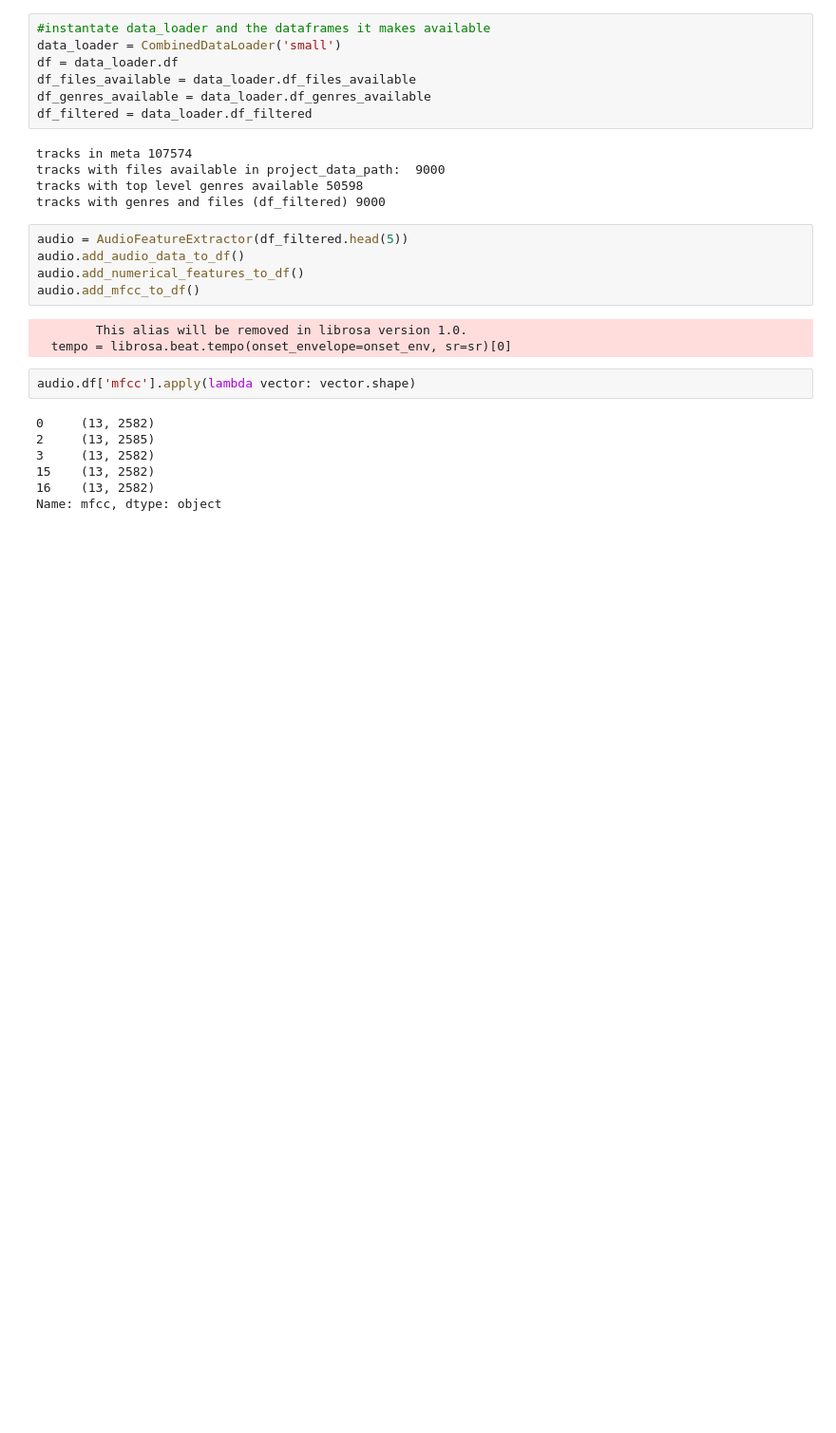
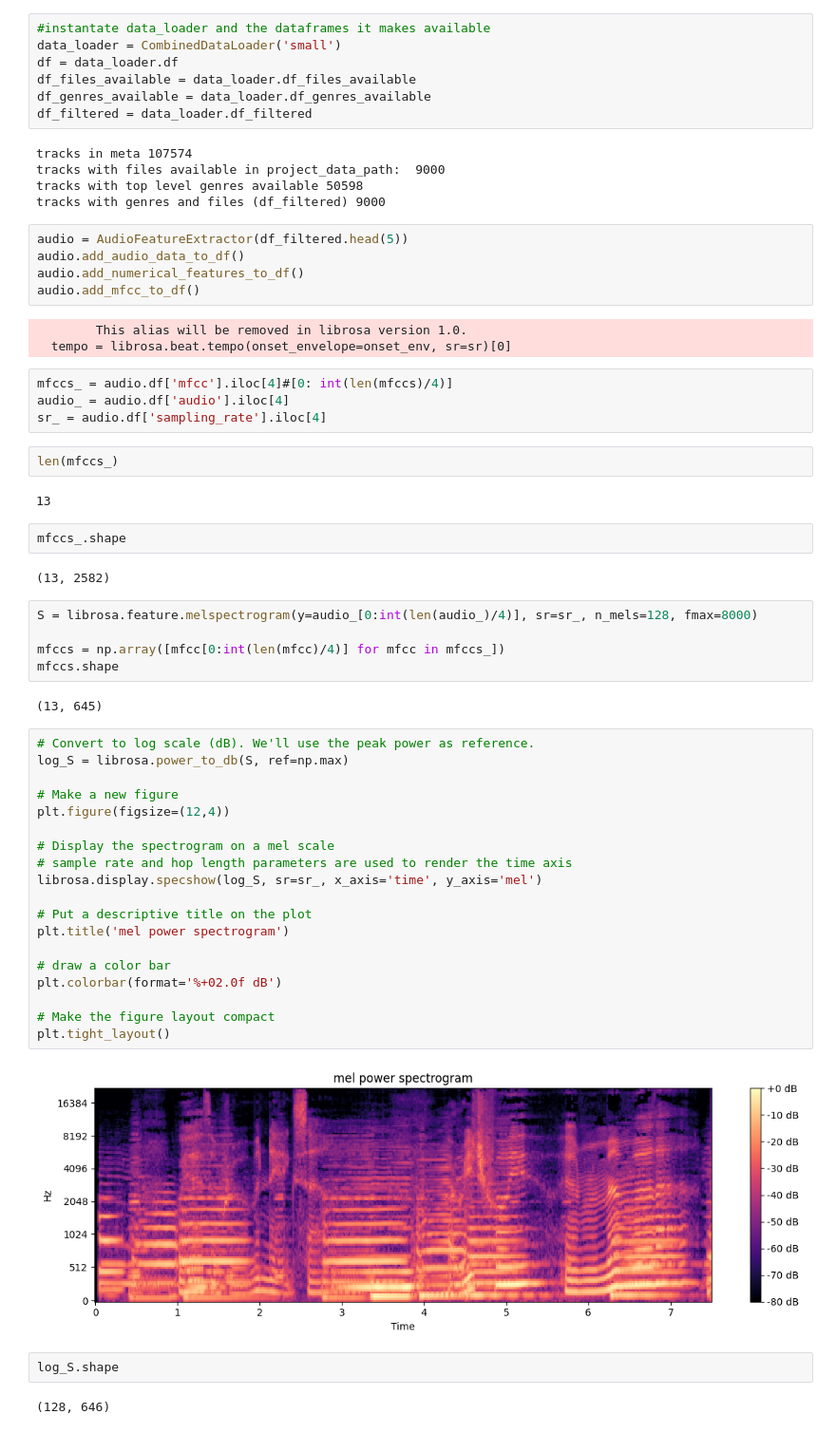
Before and after one commit to BMurp/music_modeling_capstone, a Jupyter notebook: notebooks/exploratory/audio_explorer_design.ipynb, the cells around one changed output. Shown at 95% size. Cells and saved outputs as stored; diff of their text form; blank space fills up the shorter version.

```diff
--- a/notebooks/exploratory/audio_explorer_design.ipynb
+++ b/notebooks/exploratory/audio_explorer_design.ipynb
@@ -30,12 +31,47 @@ audio.add_mfcc_to_df()
 # %% [output]
         This alias will be removed in librosa version 1.0.
   tempo = librosa.beat.tempo(onset_envelope=onset_env, sr=sr)[0]
-# %%
-audio.df['mfcc'].apply(lambda vector: vector.shape)
-# %% [output]
-0     (13, 2582)
-2     (13, 2585)
-3     (13, 2582)
-15    (13, 2582)
-16    (13, 2582)
-Name: mfcc, dtype: object
+# %%
+mfccs_ = audio.df['mfcc'].iloc[4]#[0: int(len(mfccs)/4)]
+audio_ = audio.df['audio'].iloc[4]
+sr_ = audio.df['sampling_rate'].iloc[4]
+# %%
+len(mfccs_)
+# %% [output]
+13
+# %%
+mfccs_.shape
+# %% [output]
+(13, 2582)
+# %%
+S = librosa.feature.melspectrogram(y=audio_[0:int(len(audio_)/4)], sr=sr_, n_mels=128, fmax=8000)
+
+mfccs = np.array([mfcc[0:int(len(mfcc)/4)] for mfcc in mfccs_])
+mfccs.shape
+# %% [output]
+(13, 645)
+# %%
+# Convert to log scale (dB). We'll use the peak power as reference.
+log_S = librosa.power_to_db(S, ref=np.max)
+
+# Make a new figure
+plt.figure(figsize=(12,4))
+
+# Display the spectrogram on a mel scale
+# sample rate and hop length parameters are used to render the time axis
+librosa.display.specshow(log_S, sr=sr_, x_axis='time', y_axis='mel')
+
+# Put a descriptive title on the plot
+plt.title('mel power spectrogram')
+
+# draw a color bar
+plt.colorbar(format='%+02.0f dB')
+
+# Make the figure layout compact
+plt.tight_layout()
+# %% [output]
+[figure, added]
+# %%
+log_S.shape
+# %% [output]
+(128, 646)
```
Also changed, not shown: parts of 2 cells of this notebook, 2 other files.
